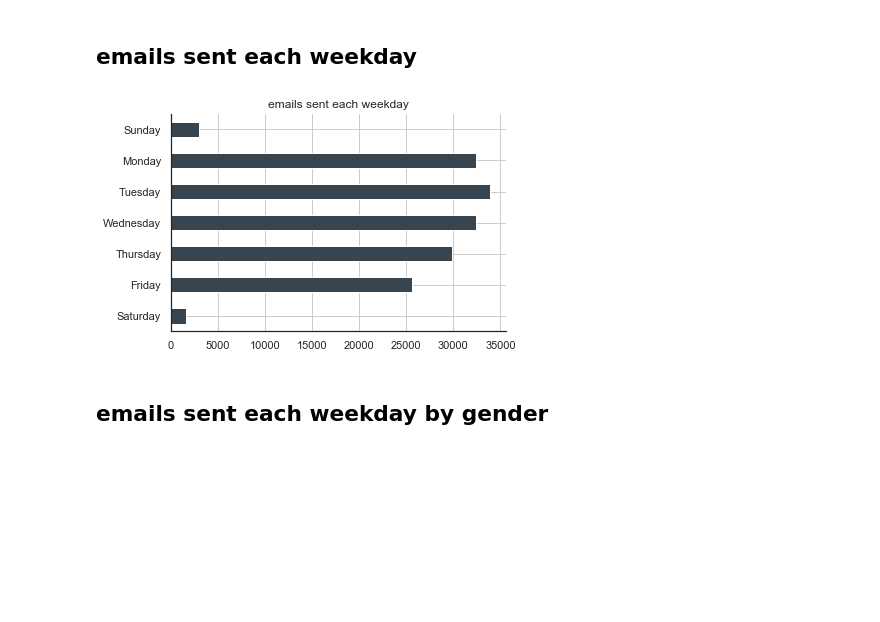
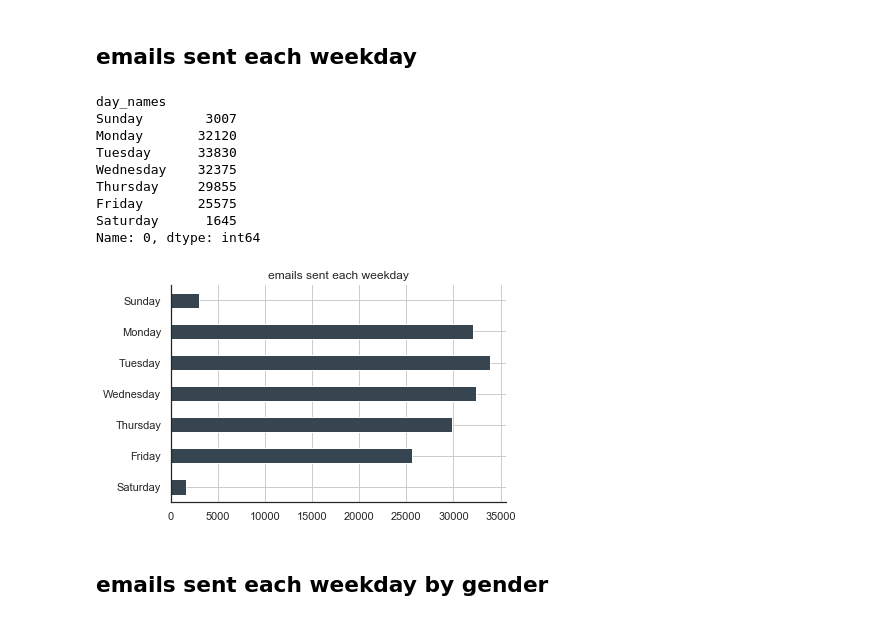
Before and after one commit to jameshollisandrew/springboard_capstone_00, a Jupyter notebook: 01_data_story_notebooks/04_data_story.ipynb, the cells around one changed output. Saved outputs shown, nothing was run; the diff lists cells and outputs as text; code cells hidden in the pictures; blank space fills up the shorter version.

```diff
--- a/01_data_story_notebooks/04_data_story.ipynb
+++ b/01_data_story_notebooks/04_data_story.ipynb
@@ -100,5 +164,5 @@ def one_axis_bar(a_df, title_string):
 # %%
-def one_axis_barh(a_df, title_string):
+def one_axis_barh(a_df, title_string, print_data=True):
     """Input:
        - Indexed 2-category dataframe for comparison barh plot
        - Title string
@@ -135,4 +199,7 @@ def one_axis_barh(a_df, title_string):
     # remove y axis label
     plt.xlabel('')
     plt.ylabel('')
+
+    if print_data is True:
+        print(a_df)
 # %%
@@ -224,12 +304,21 @@ Wall time: 30.7 s
 # %% [markdown]
 ## emails sent each weekday
 # %%
-p = timf.copy()
+p = timf.loc['1998':].copy() # copy df
 p = pd.DataFrame(p.groupby(['day_names']).size())[0].sort_index()  # groupby size, reindex
 
 one_axis_barh(p, 'emails sent each weekday') # send to plotter
 # %% [output]
+day_names
+Sunday        3007
+Monday       32120
+Tuesday      33830
+Wednesday    32375
+Thursday     29855
+Friday       25575
+Saturday      1645
+Name: 0, dtype: int64
-[figure, old version]
+[figure, new version]
 # %% [markdown]
 ## emails sent each weekday by gender
 # %%
```
Also changed, not shown: parts of 25 cells of this notebook.
